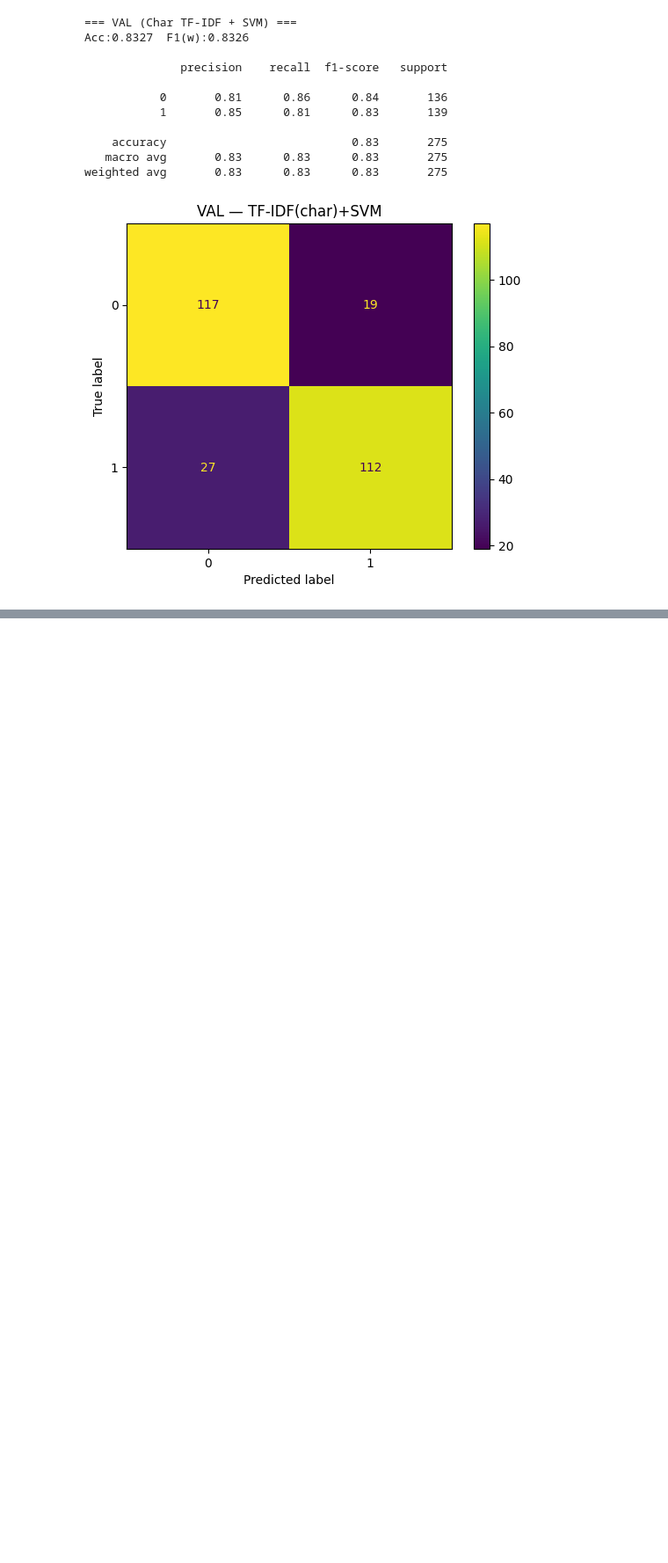
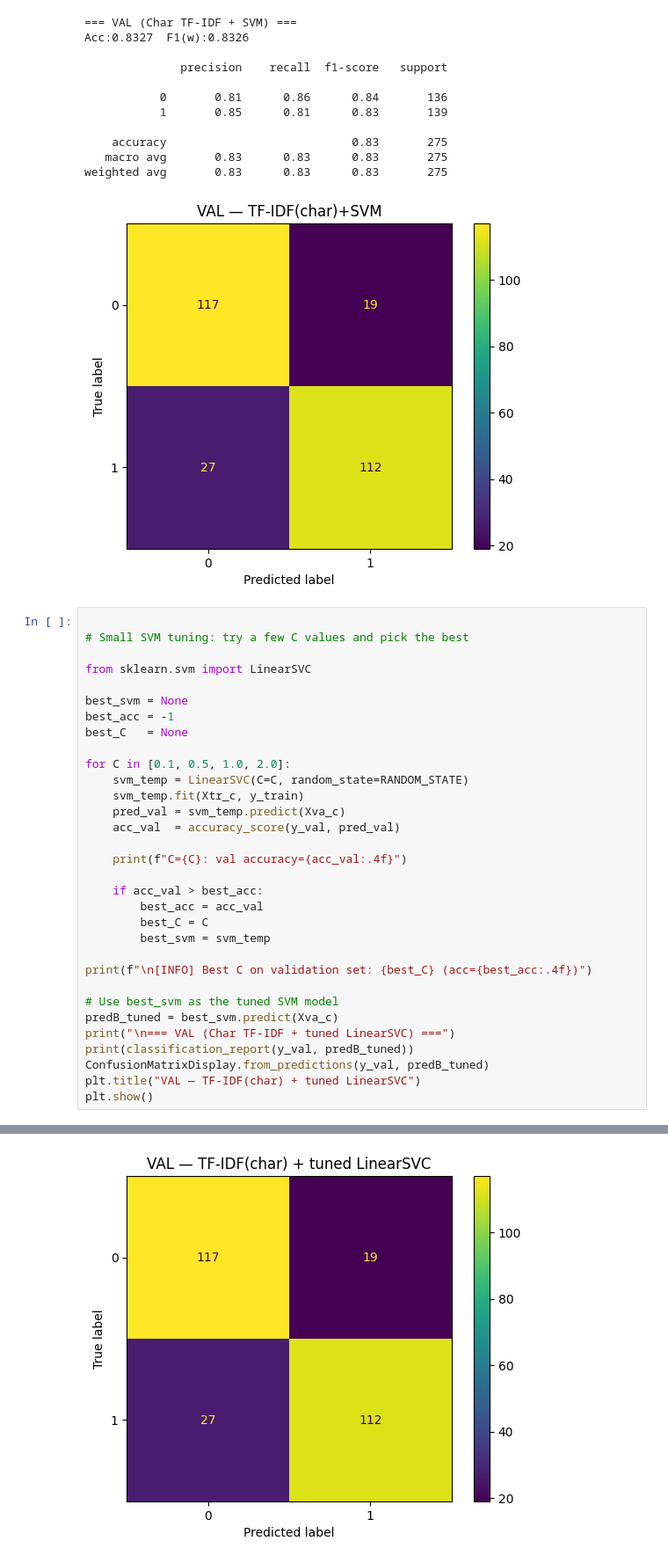
Before and after one commit to N4TEG4/ce4145_text_classification, a Jupyter notebook: CE4145_Text_Classification.ipynb, the cells around one changed output, grey strips where cells are left out. Shown: that part at 88% size. Cells and saved outputs as stored; diff of their text form; blank space fills up the shorter version.

```diff
--- a/CE4145_Text_Classification.ipynb
+++ b/CE4145_Text_Classification.ipynb
@@ -299,3 +314,36 @@ Acc:0.8327  F1(w):0.8326
    macro avg       0.83      0.83      0.83       275
 weighted avg       0.83      0.83      0.83       275
 [figure]
+# %%
+
+# Small SVM tuning: try a few C values and pick the best
+
+from sklearn.svm import LinearSVC
+
+best_svm = None
+best_acc = -1
+best_C   = None
+
+for C in [0.1, 0.5, 1.0, 2.0]:
+    svm_temp = LinearSVC(C=C, random_state=RANDOM_STATE)
+    svm_temp.fit(Xtr_c, y_train)
+    pred_val = svm_temp.predict(Xva_c)
+    acc_val  = accuracy_score(y_val, pred_val)
+
+    print(f"C={C}: val accuracy={acc_val:.4f}")
+
+    if acc_val > best_acc:
+        best_acc = acc_val
+        best_C = C
+        best_svm = svm_temp
+
+print(f"\n[INFO] Best C on validation set: {best_C} (acc={best_acc:.4f})")
+
+# Use best_svm as the tuned SVM model
+predB_tuned = best_svm.predict(Xva_c)
+print("\n=== VAL (Char TF-IDF + tuned LinearSVC) ===")
+print(classification_report(y_val, predB_tuned))
+ConfusionMatrixDisplay.from_predictions(y_val, predB_tuned)
+plt.title("VAL — TF-IDF(char) + tuned LinearSVC")
+plt.show()
+# %% [output]
@@ -301,0 +366 @@ weighted avg       0.83      0.83      0.83       275
+[figure, added]
```
Also changed, not shown: parts of 13 cells of this notebook, 3 other files.
